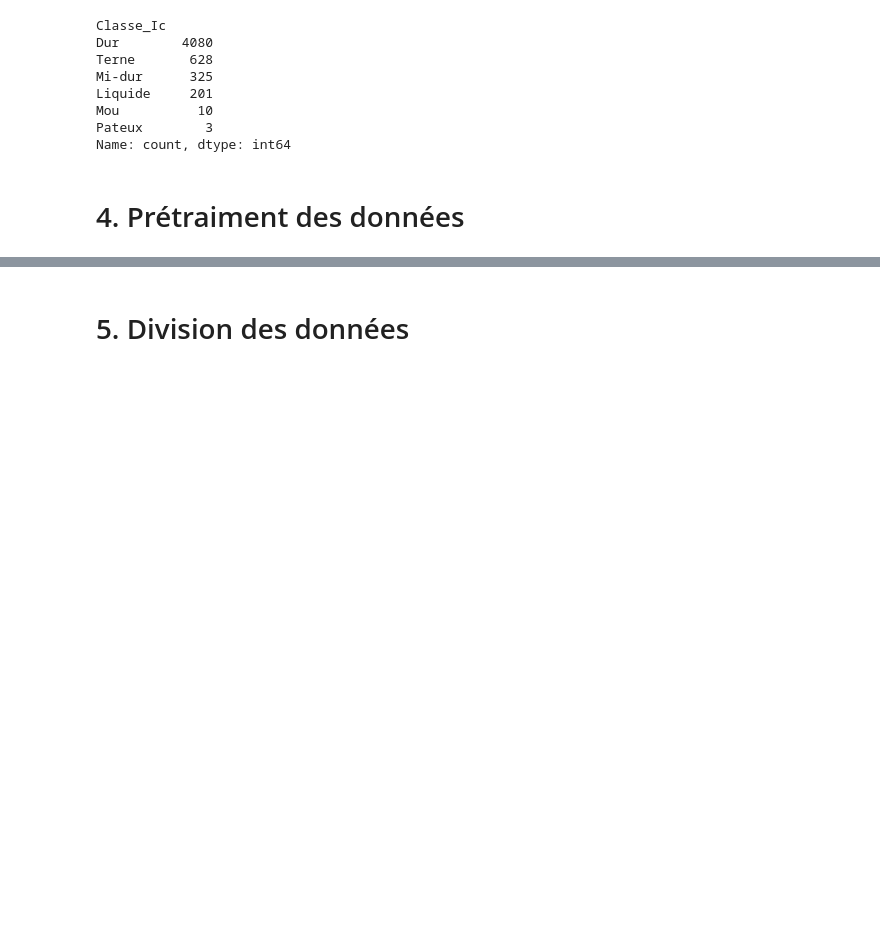
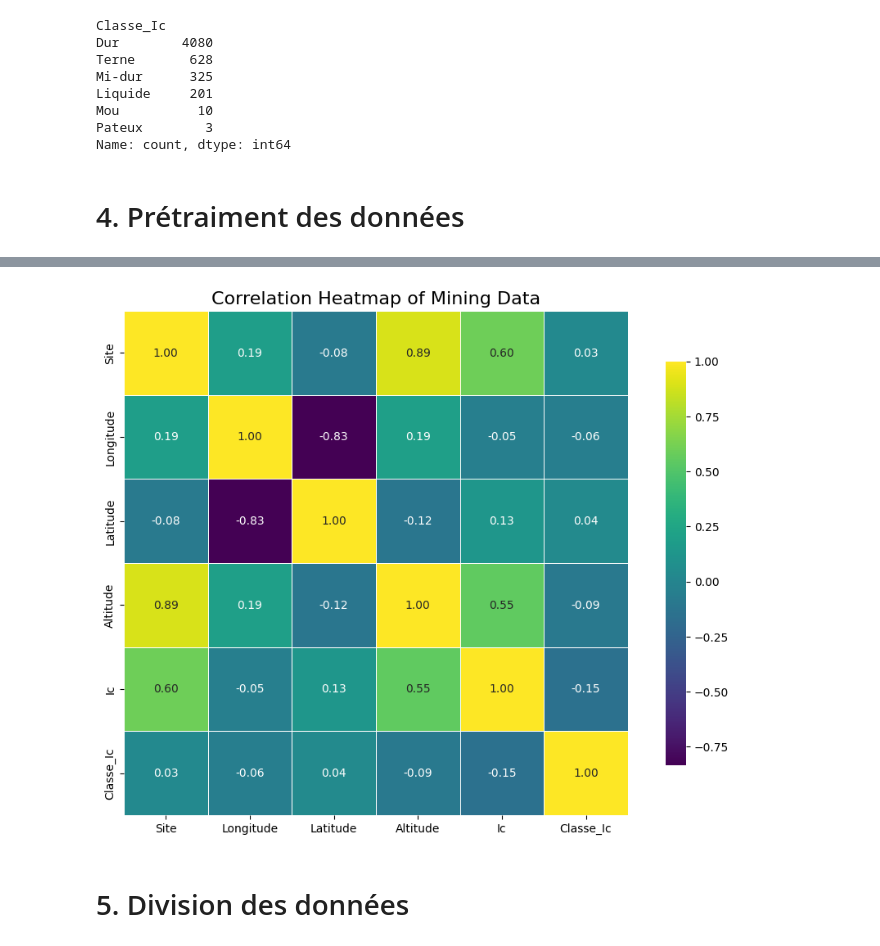
Before and after one commit to JenovicT/Td, a Jupyter notebook: Mining.ipynb, the cells around one changed output, grey strips where cells are left out. Drawn from its saved outputs; the diff is of its cells as text; code cells hidden in the pictures; blank space fills up the shorter version.

```diff
--- a/Mining.ipynb
+++ b/Mining.ipynb
@@ -134,3 +246,18 @@ Name: count, dtype: int64
+# %%
+plt.figure(figsize=(12, 8))
+sns.heatmap(
+    data_concat.corr(),
+    annot=True,               # Show correlation coefficients
+    fmt=".2f",                # Format the annotations to 2 decimal places
+    cmap='viridis',           # Choose a different color palette
+    square=True,              # Make cells square-shaped
+    linewidths=0.5,          # Add lines between cells
+    cbar_kws={"shrink": .8}, # Shrink the color bar
+)
+plt.title('Correlation Heatmap of Mining Data', fontsize=16)
+plt.show()
+# %% [output]
+[figure, added]
 # %% [markdown]
 # 5. Division des données
 # %%
```
Also changed, not shown: parts of 45 cells of this notebook.
